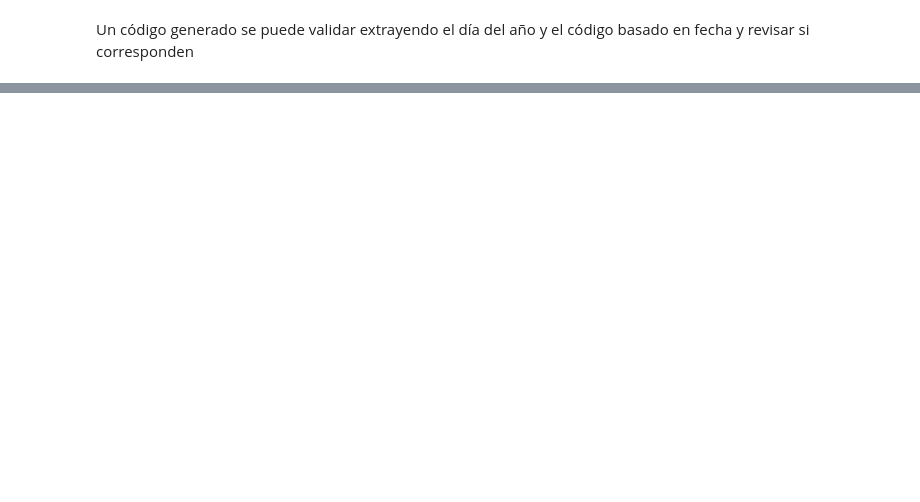
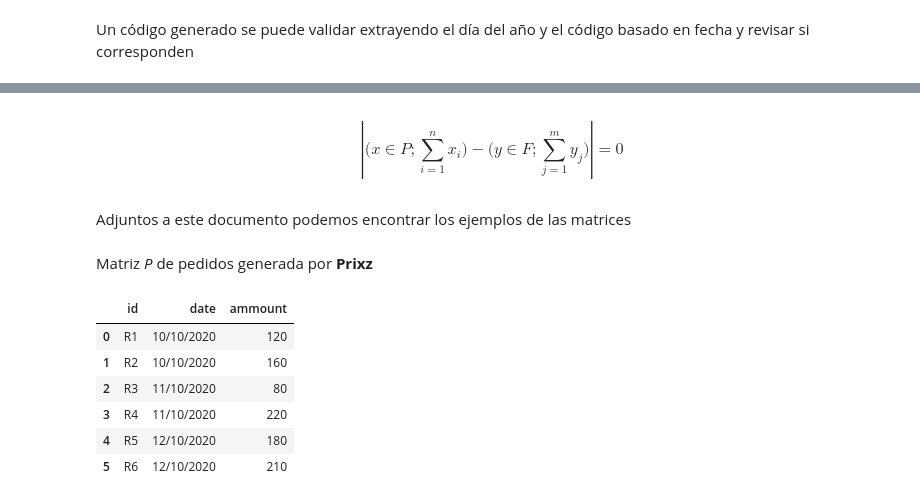
Before and after one commit to Quantium/notebooks, a Jupyter notebook: CreditoFragua.ipynb, the cells around one changed output, grey strips where cells are left out. Saved outputs shown, nothing was run; the diff lists cells and outputs as text; code cells hidden in the pictures; blank space fills up the shorter version.

```diff
--- a/CreditoFragua.ipynb
+++ b/CreditoFragua.ipynb
@@ -74,0 +100,21 @@ Un código generado se puede validar extrayendo el día del año y el código ba
+# %% [markdown]
+$$\left\lvert\big(x \in P ;\sum_{i=1}^{n}{x_i} \big) - \big(y \in F ;\sum_{j=1}^{m}{y_j} \big)\right\rvert = 0$$
+# %% [markdown]
+Adjuntos a este documento podemos encontrar los ejemplos de las matrices
+# %%
+import pandas as pd
+from IPython.display import display, HTML
+P = pd.read_csv("assets/P.csv")
+F = pd.read_csv("assets/F.csv")
+# %% [markdown]
+Matriz _P_ de pedidos generada por __Prixz__
+# %%
+display(P)
+# %% [output]
+|  | id | date | ammount |
+| 0 | R1 | 10/10/2020 | 120 |
+| 1 | R2 | 10/10/2020 | 160 |
+| 2 | R3 | 11/10/2020 | 80 |
+| 3 | R4 | 11/10/2020 | 220 |
+| 4 | R5 | 12/10/2020 | 180 |
+| 5 | R6 | 12/10/2020 | 210 |
```
Also changed, not shown: parts of 18 cells of this notebook, 4 other files.
